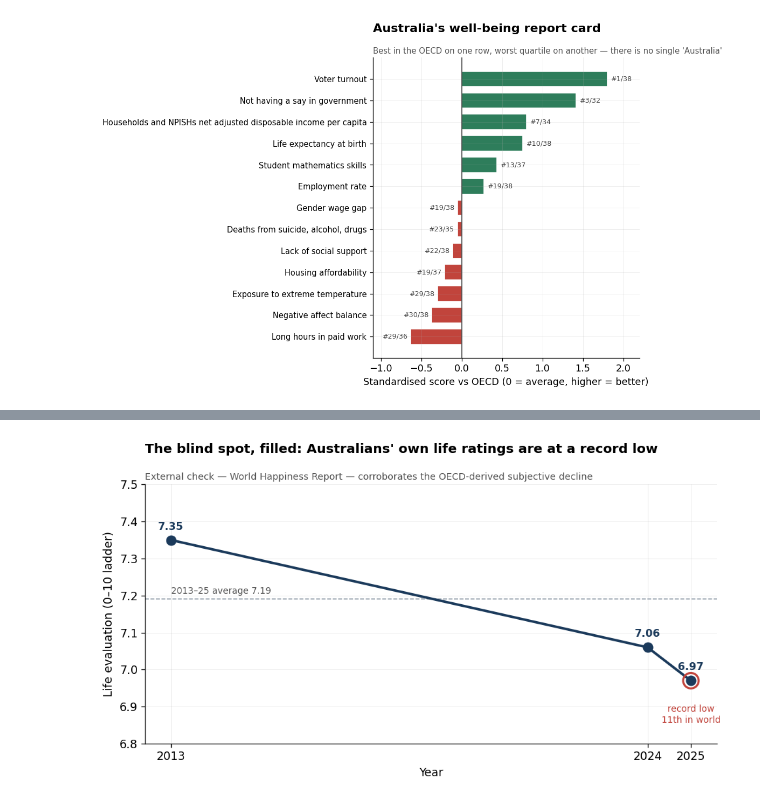
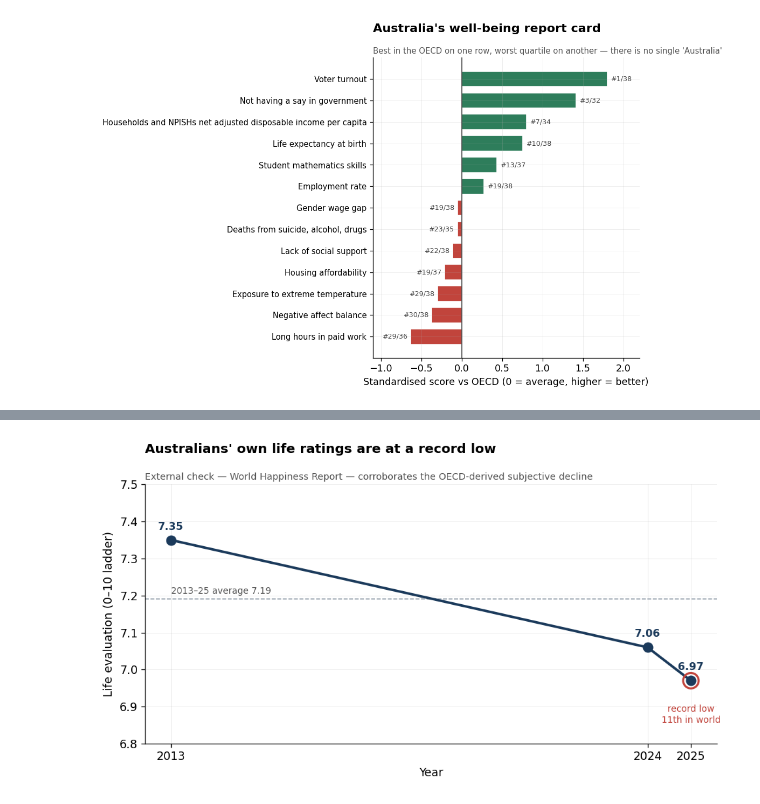
Before and after one commit to athxrva21/winter-data-analysis-challenge, a Jupyter notebook: Is_Australia_Doing_Well.ipynb, the cells around one changed output, grey strips where cells are left out. Cells and saved outputs as stored; diff of their text form; code cells hidden in the pictures.

```diff
--- a/Is_Australia_Doing_Well.ipynb
+++ b/Is_Australia_Doing_Well.ipynb
@@ -324,20 +212,0 @@ The brief asks how Australia compares with selected peers. Its natural compariso
-# %%
-# Australia vs its Anglosphere peers on the same composite.
-_peers=['New Zealand','Ireland','Australia','Canada','United Kingdom','United States']
-_s=_cdom(_Z,1); _pv=sorted([(p,_s[p],_rk(_s,p)) for p in _peers if p in _s.index],key=lambda t:t[1])
-fig,ax=plt.subplots(figsize=(9.4,4.8))
-_cols=[RED if p=='Australia' else NAVY for p,_,_ in _pv]
-ax.barh(range(len(_pv)),[v for _,v,_ in _pv],color=_cols,edgecolor='white',height=.66)
-ax.axvline(0,color='#333',lw=1)
-for yi,(p,v,r) in enumerate(_pv):
-    ax.text(v+(.012 if v>0 else -.012),yi,f"#{r}/{_N}",va='center',ha='left' if v>0 else 'right',
-            fontsize=9,color='#333',fontweight='bold' if p=='Australia' else 'normal')
-ax.set_yticks(range(len(_pv))); ax.set_yticklabels([p for p,_,_ in _pv],fontsize=10.5)
-for t in ax.get_yticklabels():
-    if t.get_text()=='Australia': t.set_color(RED); t.set_fontweight('bold')
-ax.set_xlabel("Composite well-being z vs OECD (0 = OECD average)")
-ax.set_title("Mid-pack in its own club",fontweight='bold',fontsize=14,loc='left')
-ax.text(0,1.02,"Against its Anglosphere peers, Australia trails New Zealand by ten places.",
-        transform=ax.transAxes,fontsize=9,color='#555',va='bottom')
-plt.tight_layout(); plt.show()
-print("Peer composite ranks:", {p:r for p,_,r in _pv})
@@ -355,23 +217,16 @@ We fill that one gap with a deliberately chosen external source: the World Happi
 # %%
-# Selected published World Happiness Report life-evaluation values for Australia (0-10 ladder).
-# Source: World Happiness Report / Gallup World Poll (see report text). Endpoints & extrema are
-# the reliably published anchors; used to corroborate, not to re-derive, the OECD-based finding.
-whr = pd.DataFrame({'year':[2013,2024,2025],'score':[7.35,7.06,6.97]})
-whr_avg = 7.19  # 2013-2025 mean
+whr = pd.DataFrame({'year':[2013,2024,2025],'score':[7.35,7.06,6.97]}); whr_avg=7.19
 fig,ax=plt.subplots(figsize=(8.6,4.8))
 ax.plot(whr.year,whr.score,'-o',color=NAVY,lw=2.4,ms=9,zorder=3)
 ax.axhline(whr_avg,color=GREY,ls='--',lw=1); ax.text(2013,whr_avg+.01,'2013–25 average 7.19',color='#555',fontsize=8.5,va='bottom')
 for _,r in whr.iterrows():
-    ax.annotate(f"{r.score:.2f}",(r.year,r.score),textcoords='offset points',xytext=(0,10),ha='center',
-                fontsize=10,fontweight='bold',color=NAVY)
+    ax.annotate(f"{r.score:.2f}",(r.year,r.score),textcoords='offset points',xytext=(0,10),ha='center',fontsize=10,fontweight='bold',color=NAVY)
 ax.scatter([2025],[6.97],s=220,facecolor='none',edgecolor=RED,linewidth=2,zorder=4)
 ax.text(2025,6.905,'record low\n11th in world',color=RED,ha='center',fontsize=8.6,va='top')
-ax.set_ylim(6.8,7.5); ax.set_xticks([2013,2024,2025]); ax.set_xlabel("Year")
-ax.set_ylabel("Life evaluation (0–10 ladder)")
-ax.set_title("The blind spot, filled: Australians' own life ratings are at a record low",
-             fontweight='bold',fontsize=12.5,loc='left')
+ax.set_ylim(6.8,7.5); ax.set_xticks([2013,2024,2025]); ax.set_xlabel("Year"); ax.set_ylabel("Life evaluation (0–10 ladder)")
+ax.set_title("Australians' own life ratings are at a record low",fontweight='bold',fontsize=12.5,loc='left')
 ax.text(0,1.01,"External check — World Happiness Report — corroborates the OECD-derived subjective decline",
         transform=ax.transAxes,fontsize=9,color='#555',va='bottom')
 plt.tight_layout(); plt.show()
 # %% [output]
-[figure, old version]
+[figure, new version]
```
Also changed, not shown: parts of 32 cells of this notebook.
